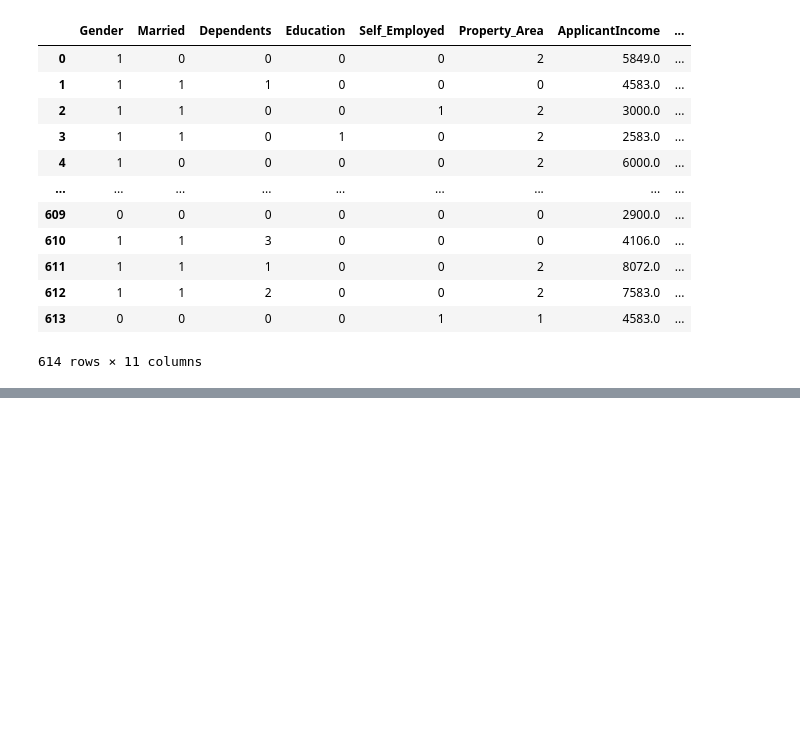
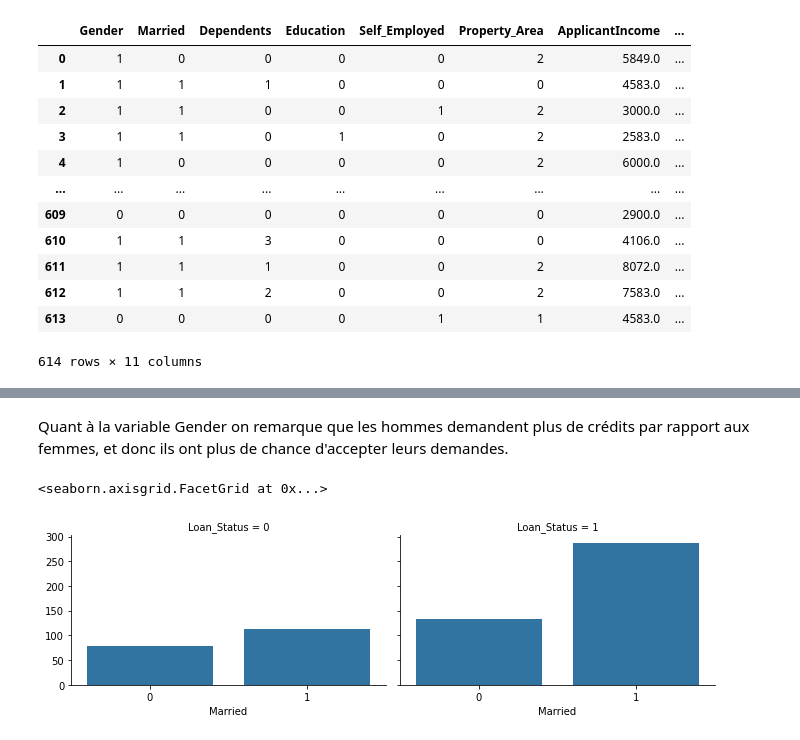
Before and after one commit to ImaneElAssari/LoanPredictionModel, a Jupyter notebook: Model.ipynb, the cells around one changed output, grey strips where cells are left out. Drawn from its saved outputs; the diff is of its cells as text; code cells hidden in the pictures; blank space fills up the shorter version.

```diff
--- a/Model.ipynb
+++ b/Model.ipynb
@@ -332,0 +375,9 @@ X
+# %% [markdown]
+Quant à la variable Gender on remarque que les hommes demandent plus de crédits par rapport aux femmes, et donc ils ont plus de chance d'accepter leurs demandes.
+# %%
+#Married
+grid=sns.FacetGrid(df,col='Loan_Status',size=3.0,aspect=1.6)
+grid.map(sns.countplot,'Married')
+# %% [output]
+<seaborn.axisgrid.FacetGrid at 0x...>
+[figure, added]
```
Also changed, not shown: parts of 31 cells of this notebook.
